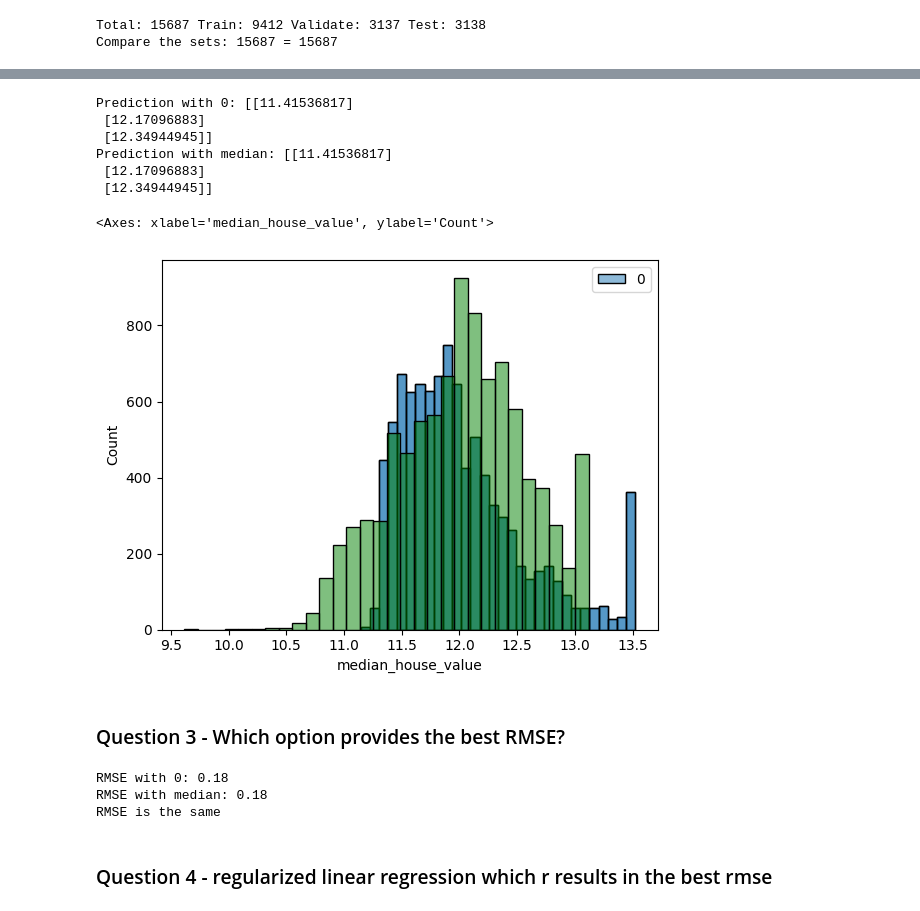
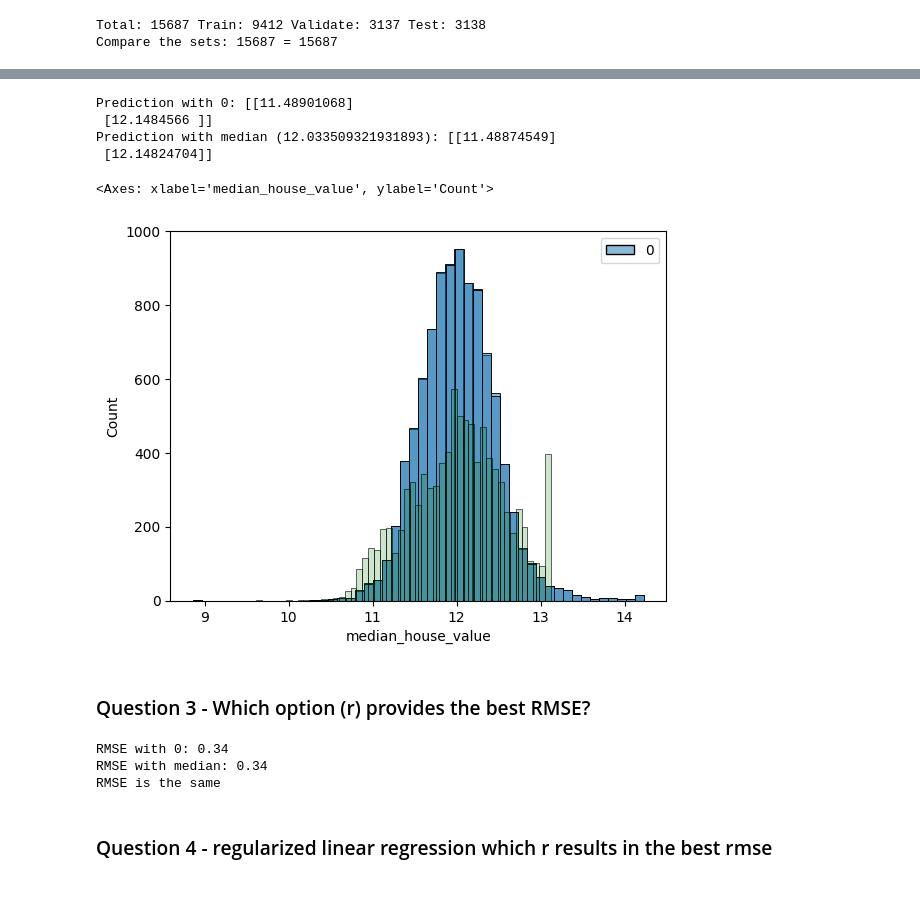
Before and after one commit to ozkary/machine-learning-engineering, a Jupyter notebook: 02-regression/homework.ipynb, the cells around one changed output, grey strips where cells are left out. Cells and saved outputs as stored; diff of their text form; code cells hidden in the pictures.

```diff
--- a/02-regression/homework.ipynb
+++ b/02-regression/homework.ipynb
@@ -39,8 +39,9 @@ df.head()
 | 861 | -121.98 | 37.58 | 20.0 | 4126.0 | 1031.0 | 2079.0 | 975.0 | ... |
 # %%
 # from the data frame select only these features:
-features = ['latitude', 'longitude', 'housing_median_age','total_rooms','total_bedrooms', 'population', 'households', 'median_income', 'median_house_value']
-df = df[features]
+features = ['latitude', 'longitude', 'housing_median_age','total_rooms','total_bedrooms', 'population', 'households', 'median_income']
+base_feature = ['median_house_value']
+df = df[features + base_feature]
 df.head()
 # %% [output]
 |  | latitude | longitude | housing_median_age | total_rooms | total_bedrooms | population | households | ... |
@@ -95,9 +96,12 @@ Total: 15687 Train: 9412 Validate: 3137 Test: 3138
 Compare the sets: 15687 = 15687
 # %%
 # Apply the log transformation to the median_house_value variable using the np.log1p() function
-base_feature = ['median_house_value']
 y_train = np.log1p(df_train[base_feature])
 y_validate = np.log1p(df_validate[base_feature])
 y_test = np.log1p(df_test[base_feature])
-y_train.head()
+print(f" {len(y_train)} {len(y_validate)} {len(y_test)}")
+
+# drop the median_house_value from the train, validate and test datasets
+df_train = df_train.drop(base_feature, axis=1)
+df_validate = df_validate.drop(base_feature, axis=1)
 # %% [output]
@@ -111,7 +110,7 @@ y_train.head()
 # define hte function to calculate the root mean squared error, use the regularized linear regression when provided with the parameter r
 def train_linear_regression(X, y, r=None):
     """
-    This function takes the input feature matrix X and target variable y, calculates the optimal weights
+    Take the input feature matrix X and target variable y, calculates the optimal weights
     for the linear regression model using the Ordinary Least Square (OLS) method, and returns the intercept and weights for the model.
     Use the regularized linear regression when provided with the parameter r
     """
@@ -142,7 +141,7 @@ def prepare_X(df, base_feature, fillna_value=0):
 # %%
 def get_the_model_prediction(df, base_feature, y, fillna_value):
     """
-    This function takes the input data frame df, the base_feature, and the target variable y,
+    Take the input data frame df, the base_feature, and the target variable y,
     calculates the optimal weights for the linear regression model using the Ordinary Least Square (OLS) method,
     and returns the predictions for the target variable y.
     """
@@ -155,33 +154,30 @@ def get_the_model_prediction(df, base_feature, y, fillna_value):
 
     # get the predictions for the train set
     y_pred = w0 + X_train.dot(w)
-    y_pred
 
     return y_pred
 # %%
 # on the train set, fill the missing values with 0 and calculate the predictions
-y_pred_with_zero = get_the_model_prediction(df_train, base_feature, y_train, 0)
+y_pred_with_zero = get_the_model_prediction(df_train, features, y_train, 0)
 
 # on the train set, fill the missing values with the median value from the train set and calculate the predictions
-y_pred_with_median = get_the_model_prediction(df_train, base_feature, y_train, y_train.median().values[0])
+y_pred_with_median = get_the_model_prediction(df_train, features, y_train, y_train.median().values[0])
 
 # print the prediction results
-print(f"Prediction with 0: {y_pred_with_zero[:3]}")
-print(f"Prediction with median: {y_pred_with_median[:3]}")
+print(f"Prediction with 0: {y_pred_with_zero[:2]} ")
+print(f"Prediction with median ({y_train.median().values[0]}): {y_pred_with_median[:2]}")
 
 # use sns.histplot to compare the distribution of the target variable y_train and the predictions y_train_pred_with_zero and y_train_pred_with_median
-sns.histplot(y_pred_with_zero, color='red', alpha=0.5, bins=30)
-sns.histplot(y_pred_with_median, color='blue', alpha=0.5, bins=30)
-sns.histplot(y_train['median_house_value'], color='green', alpha=0.5, bins=30)
+sns.histplot(y_pred_with_zero, color='red', alpha=0.5, bins=50)
+sns.histplot(y_pred_with_median, color='blue', alpha=0.5, bins=50)
+sns.histplot(y_train['median_house_value'], color='green', alpha=0.2, bins=50)
 # %% [output]
-Prediction with 0: [[11.41536817]
- [12.17096883]
- [12.34944945]]
-Prediction with median: [[11.41536817]
- [12.17096883]
- [12.34944945]]
+Prediction with 0: [[11.48901068]
+ [12.1484566 ]]
+Prediction with median (12.033509321931893): [[11.48874549]
+ [12.14824704]]
 <Axes: xlabel='median_house_value', ylabel='Count'>
-[figure, old version]
+[figure, new version]
 # %%
 # define the rmse function
 def rmse(y, y_pred):
@@ -192,7 +188,7 @@ def rmse(y, y_pred):
     mse = se.mean()
     return np.sqrt(mse)
 # %% [markdown]
-### Question 3 - Which option provides the best RMSE?
+### Question 3 - Which option (r) provides the best RMSE?
 # %%
 # use the validation set to evaluate the predicted models y_pred_with_zero, y_pred_with_median
 # and compare the rmse values and round to 2 decimal places
@@ -204,8 +200,8 @@ result = rmse_with_zero - rmse_with_median
 label = "the same" if result == 0 else "better with zero" if result < 0 else "better with mean"
 print(f"RMSE is {label}")
 # %% [output]
-RMSE with 0: 0.18
-RMSE with median: 0.18
+RMSE with 0: 0.34
+RMSE with median: 0.34
 RMSE is the same
 # %% [markdown]
 ### Question 4 - regularized linear regression which r results in the best rmse
```
Also changed, not shown: parts of 6 cells of this notebook.
